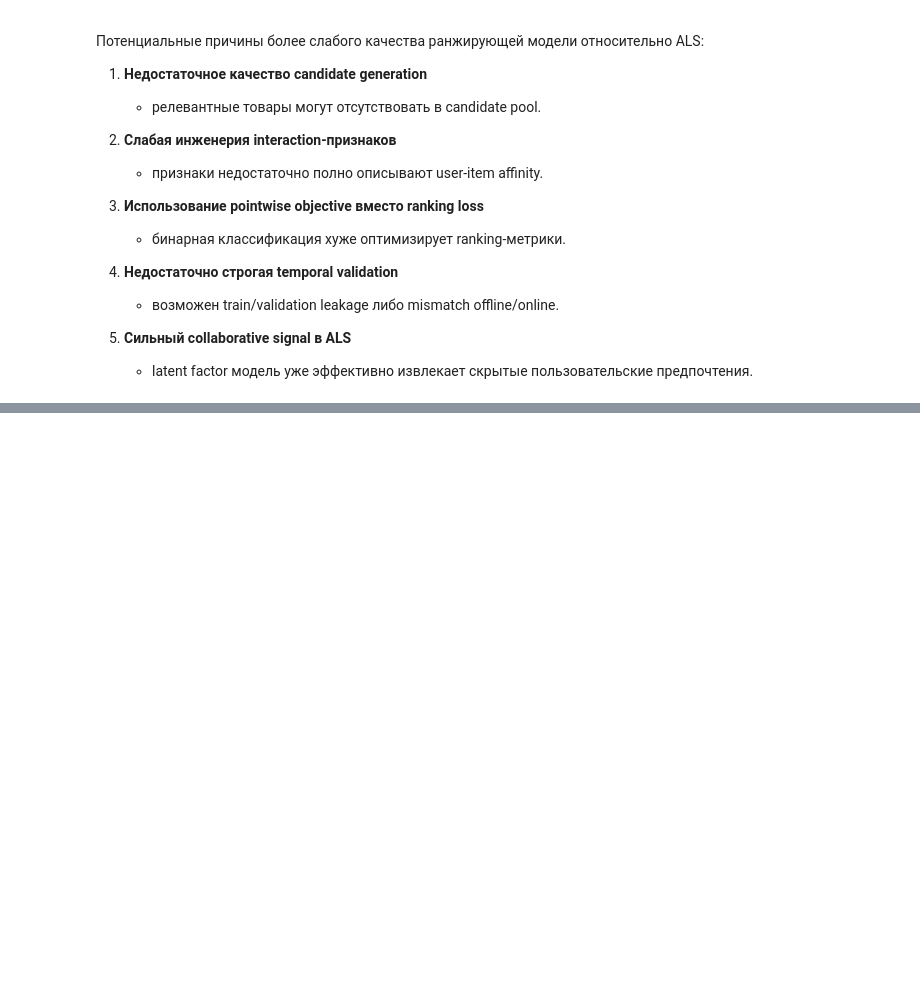
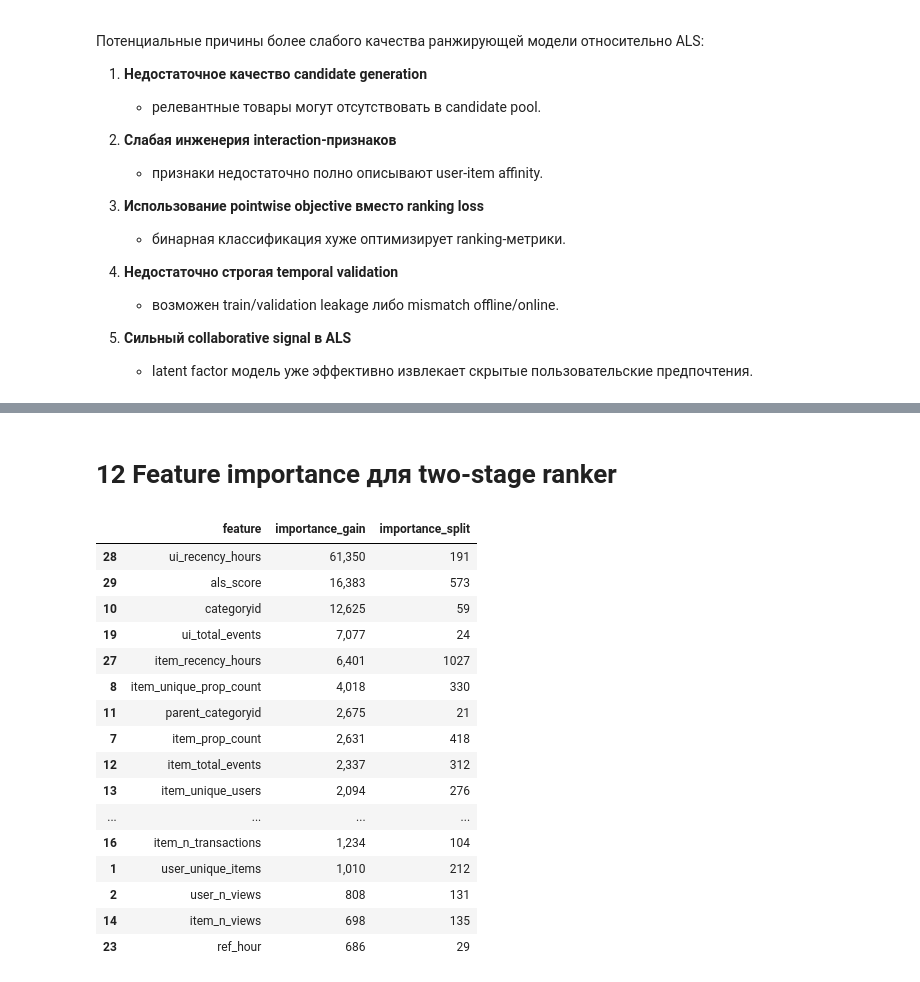
Before and after one commit to Manaam9/ecommerce-recsys, a Jupyter notebook: notebooks/02_modeling.ipynb, the cells around one changed output, grey strips where cells are left out. Saved outputs shown, nothing was run; the diff lists cells and outputs as text; code cells hidden in the pictures; blank space fills up the shorter version.

```diff
--- a/notebooks/02_modeling.ipynb
+++ b/notebooks/02_modeling.ipynb
@@ -2375,0 +2736,11 @@ with mlflow.start_run(run_name="lightgbm_ranker"):
+# %%
+results, lgbm_optuna_metrics = evaluate_and_add_model_result(
+    results=results,
+    model_name="LightGBM (Optuna Tuned)",
+    actual_df=valid_target,
+    pred_df=lgbm_optuna_pred_df,
+    k=10,
+    score_col="lgbm_optuna_score",
+)
+
+lgbm_optuna_metrics
@@ -2375,0 +3482,34 @@ with mlflow.start_run(run_name="lightgbm_ranker"):
+# %% [markdown]
+# 12 Feature importance для two-stage ranker
+# %%
+importance_df = pd.DataFrame(
+    {
+        "feature": X_train.columns,
+        "importance_gain": best_model.booster_.feature_importance(
+            importance_type="gain"
+        ),
+        "importance_split": best_model.booster_.feature_importance(
+            importance_type="split"
+        ),
+    }
+).sort_values("importance_gain", ascending=False)
+
+importance_df.head(20)
+# %% [output]
+|  | feature | importance_gain | importance_split |
+| 28 | ui_recency_hours | 61,350 | 191 |
+| 29 | als_score | 16,383 | 573 |
+| 10 | categoryid | 12,625 | 59 |
+| 19 | ui_total_events | 7,077 | 24 |
+| 27 | item_recency_hours | 6,401 | 1027 |
+| 8 | item_unique_prop_count | 4,018 | 330 |
+| 11 | parent_categoryid | 2,675 | 21 |
+| 7 | item_prop_count | 2,631 | 418 |
+| 12 | item_total_events | 2,337 | 312 |
+| 13 | item_unique_users | 2,094 | 276 |
+| ... | ... | ... | ... |
+| 16 | item_n_transactions | 1,234 | 104 |
+| 1 | user_unique_items | 1,010 | 212 |
+| 2 | user_n_views | 808 | 131 |
+| 14 | item_n_views | 698 | 135 |
+| 23 | ref_hour | 686 | 29 |
```
Also changed, not shown: parts of 55 cells of this notebook.
